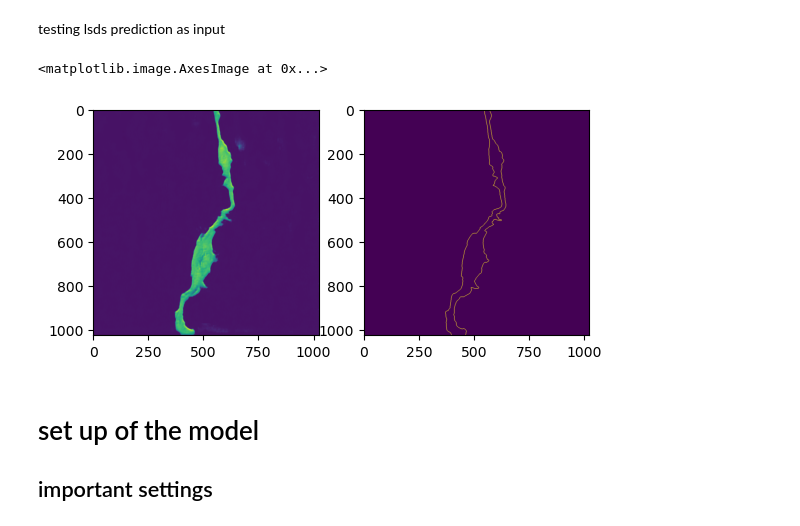
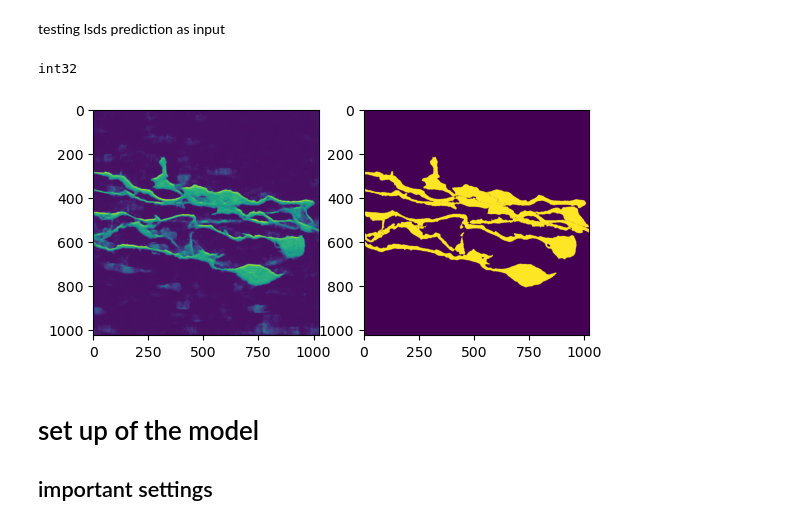
Before and after one commit to enricoenne/lsd_testing, a Jupyter notebook: MINE/LSD_single_model.ipynb, the cells around one changed output. Cells and saved outputs as stored; diff of their text form; code cells hidden in the pictures.

Commit message:
affinities now are floats and the training works

```diff
--- a/MINE/LSD_single_model.ipynb
+++ b/MINE/LSD_single_model.ipynb
@@ -183,7 +183,7 @@ class CellDataset(Dataset):
             raise RuntimeError(
                 f"AddAffinities works only in 2 or 3 dimensions, not {dims}")
 
-        return aff
+        return aff.astype(np.float32)
 
     # takes care of padding
     def get_padding(self, crop_size, padding_size):
@@ -845,21 +845,23 @@ train_dataset = CellDataset(
     image_dir='/group/jug/Enrico/TISSUE_roi_projection/training/*' + input_dataset + '.tif',
     mask_dir='/group/jug/Enrico/TISSUE_roi_projection/training/*' + segmentation_dataset + '.tif',
     crop_size=1024,
-    input_type='lsds', output_type='boundaries',
+    input_type='lsds', output_type='affinities',
     split='train',
     model=model_lsd)
 
 
 train_iter = iter(train_dataset)
 # %%
-lsds, boundaries = next(train_iter)
+lsds, affinities = next(train_iter)
 plt.subplot(1,2,1)
 plt.imshow(lsds[0])
 plt.subplot(1,2,2)
-plt.imshow(boundaries[0])
+plt.imshow(affinities[0])
+
+print(affinities.dtype)
 # %% [output]
-<matplotlib.image.AxesImage at 0x...>
+int32
-[figure, old version]
+[figure, new version]
 # %% [markdown]
 # set up of the model
 
```
Also changed, not shown: parts of 4 cells of this notebook, 1 other file.
